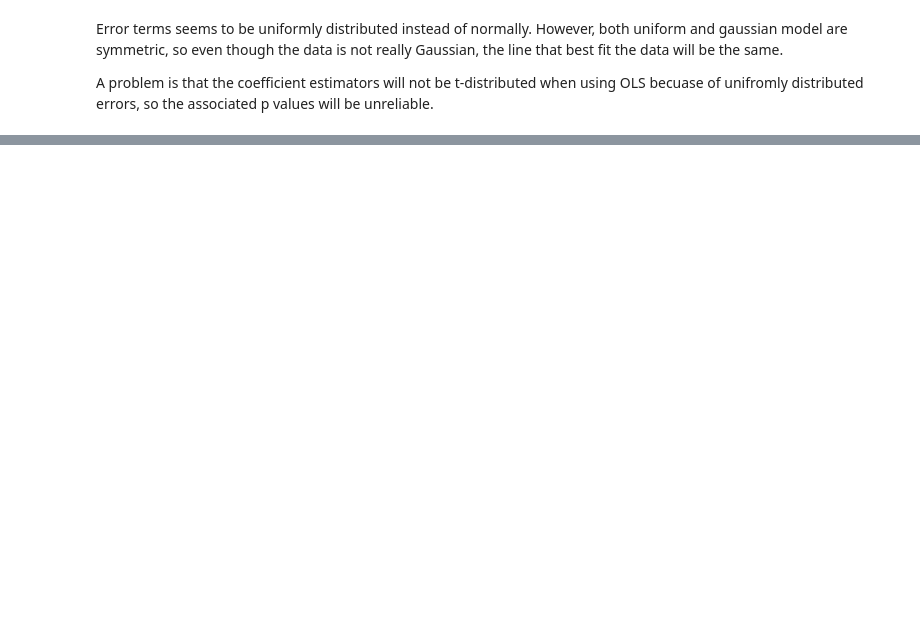
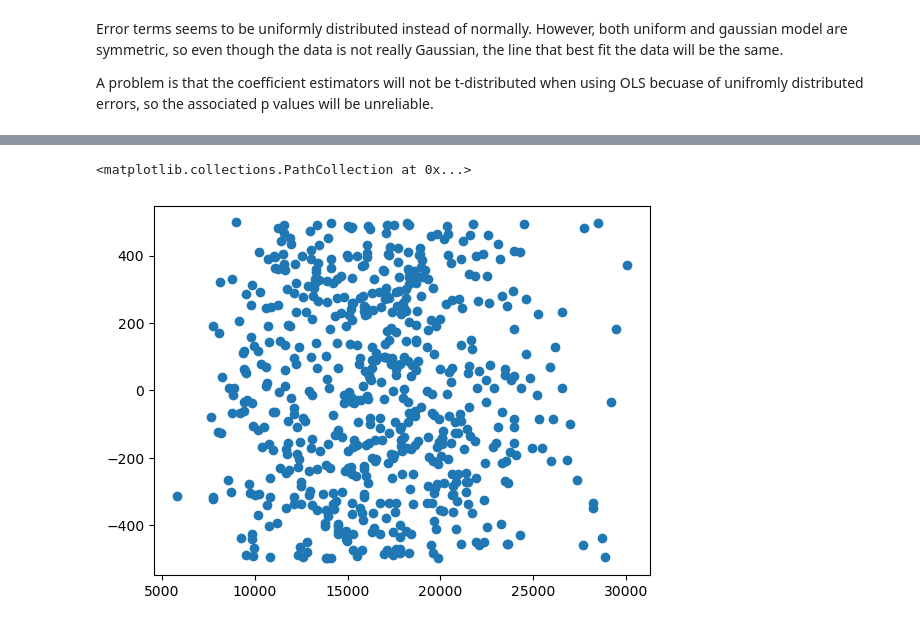
Before and after one commit to s2110880/DataCuration-Project, a Jupyter notebook: present.ipynb, the cells around one changed output, grey strips where cells are left out. Saved outputs shown, nothing was run; the diff lists cells and outputs as text; code cells hidden in the pictures; blank space fills up the shorter version.

```diff
--- a/present.ipynb
+++ b/present.ipynb
@@ -371,0 +408,5 @@ A problem is that the coefficient estimators will not be t-distributed when usin
+# %%
+plt.scatter(X_test.predictions[:600], X_test.error[:600])
+# %% [output]
+<matplotlib.collections.PathCollection at 0x...>
+[figure, added]
```
Also changed, not shown: parts of 7 cells of this notebook, 3 other files.
